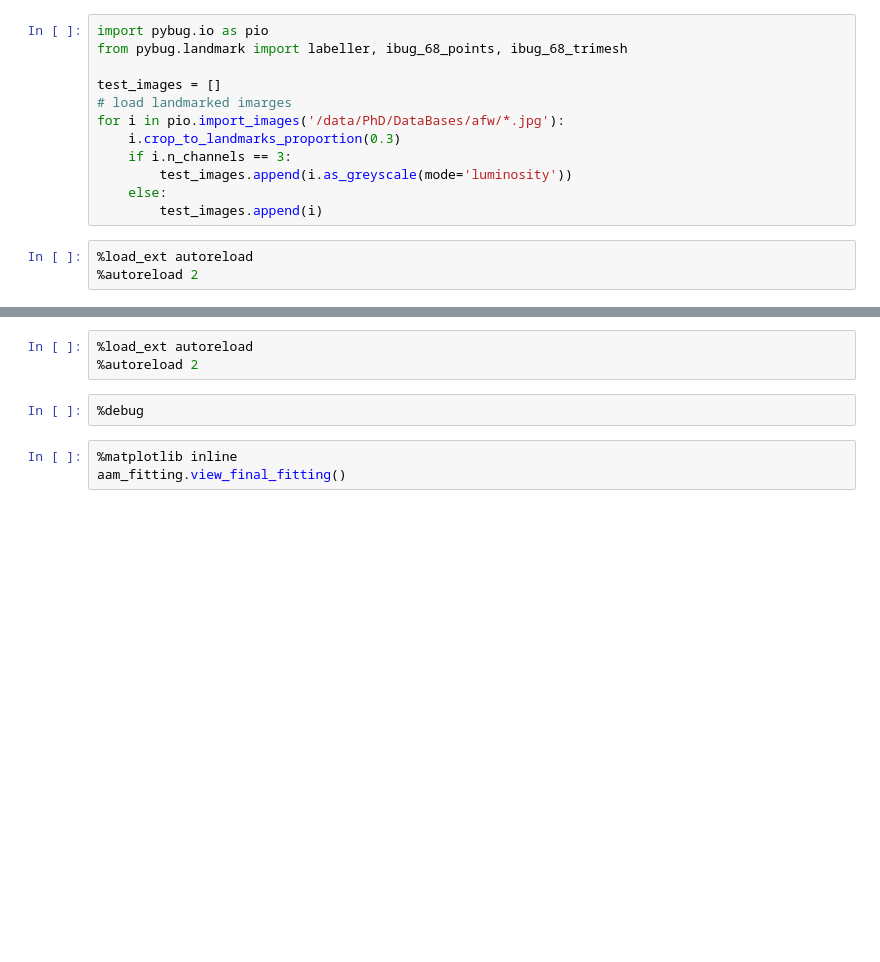
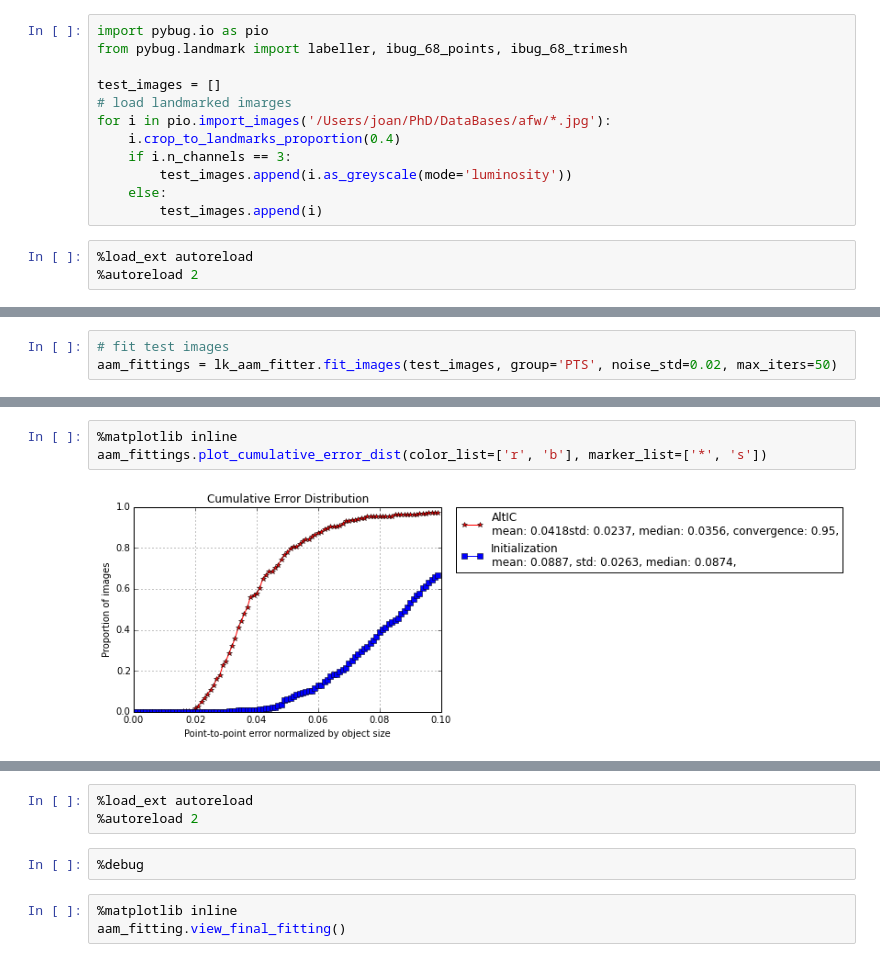
Before and after one commit to jalabort/scrap2, a Jupyter notebook: notebooks/pybug.clm/AAMs.ipynb, the cells around one changed output, grey strips where cells are left out. Drawn from its saved outputs; the diff is of its cells as text; blank space fills up the shorter version.

```diff
--- a/notebooks/pybug.clm/AAMs.ipynb
+++ b/notebooks/pybug.clm/AAMs.ipynb
@@ -69,8 +72,8 @@ from pybug.landmark import labeller, ibug_68_points, ibug_68_trimesh
 
 test_images = []
 # load landmarked imarges
-for i in pio.import_images('/data/PhD/DataBases/afw/*.jpg'):
-    i.crop_to_landmarks_proportion(0.3)
+for i in pio.import_images('/Users/joan/PhD/DataBases/afw/*.jpg'):
+    i.crop_to_landmarks_proportion(0.4)
     if i.n_channels == 3:
         test_images.append(i.as_greyscale(mode='luminosity'))
     else:
@@ -85,3 +88,6 @@ from pybug.lucaskanade import AlternatingInverseCompositional
 # initialize Lucas-Kanade aam fitting
 lk_aam_fitter = LucasKanadeAAMFitter(aam, lk_algorithm=AlternatingInverseCompositional,
                                      n_shape=[3, 6, 12], n_appearance=100)
+# %%
+# fit test images
+aam_fittings = lk_aam_fitter.fit_images(test_images, group='PTS', noise_std=0.02, max_iters=50)
@@ -87,0 +112,5 @@ lk_aam_fitter = LucasKanadeAAMFitter(aam, lk_algorithm=AlternatingInverseComposi
+# %%
+%matplotlib inline
+aam_fittings.plot_cumulative_error_dist(color_list=['r', 'b'], marker_list=['*', 's'])
+# %% [output]
+[figure, added]
```
Also changed, not shown: parts of 25 cells of this notebook, 2 other files.
